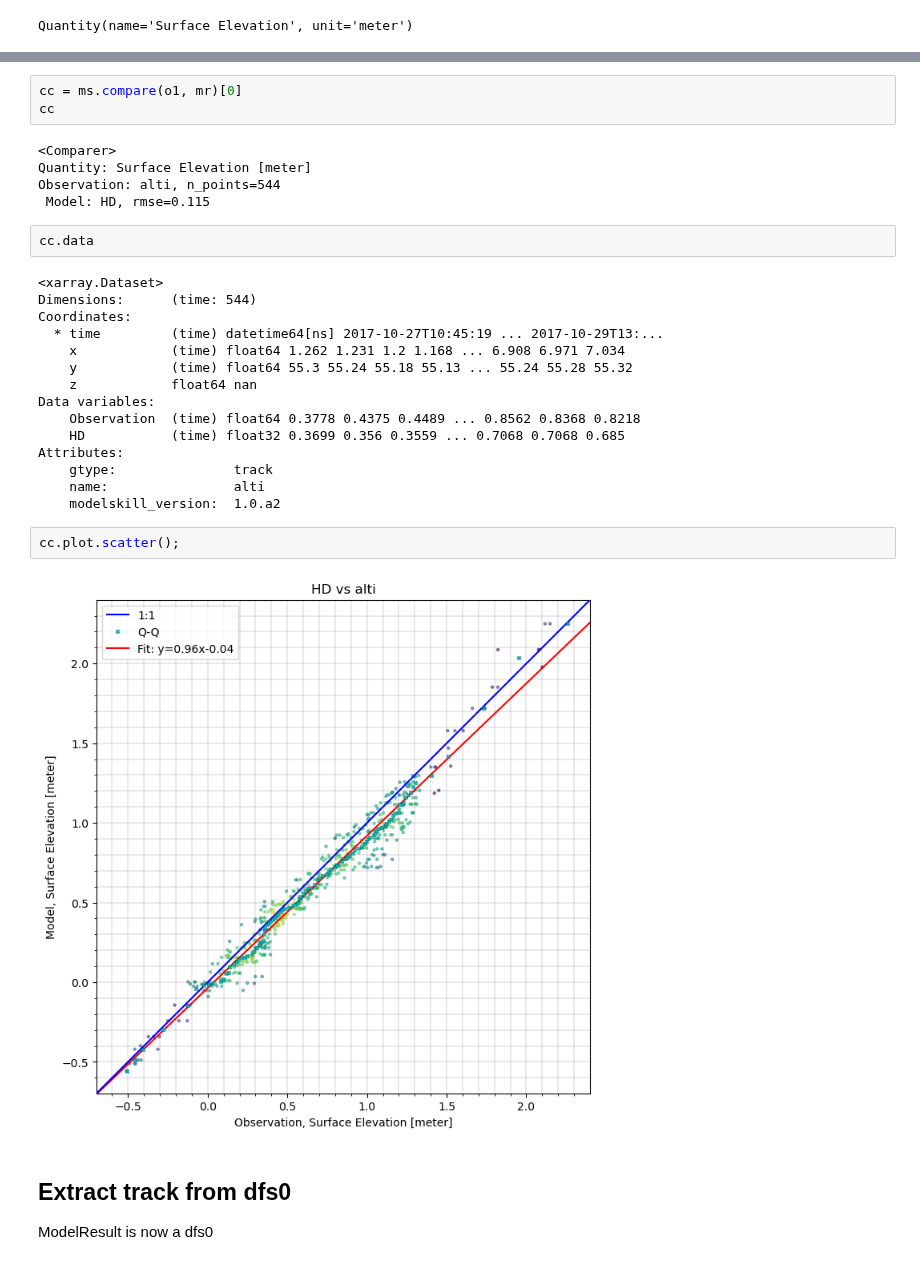
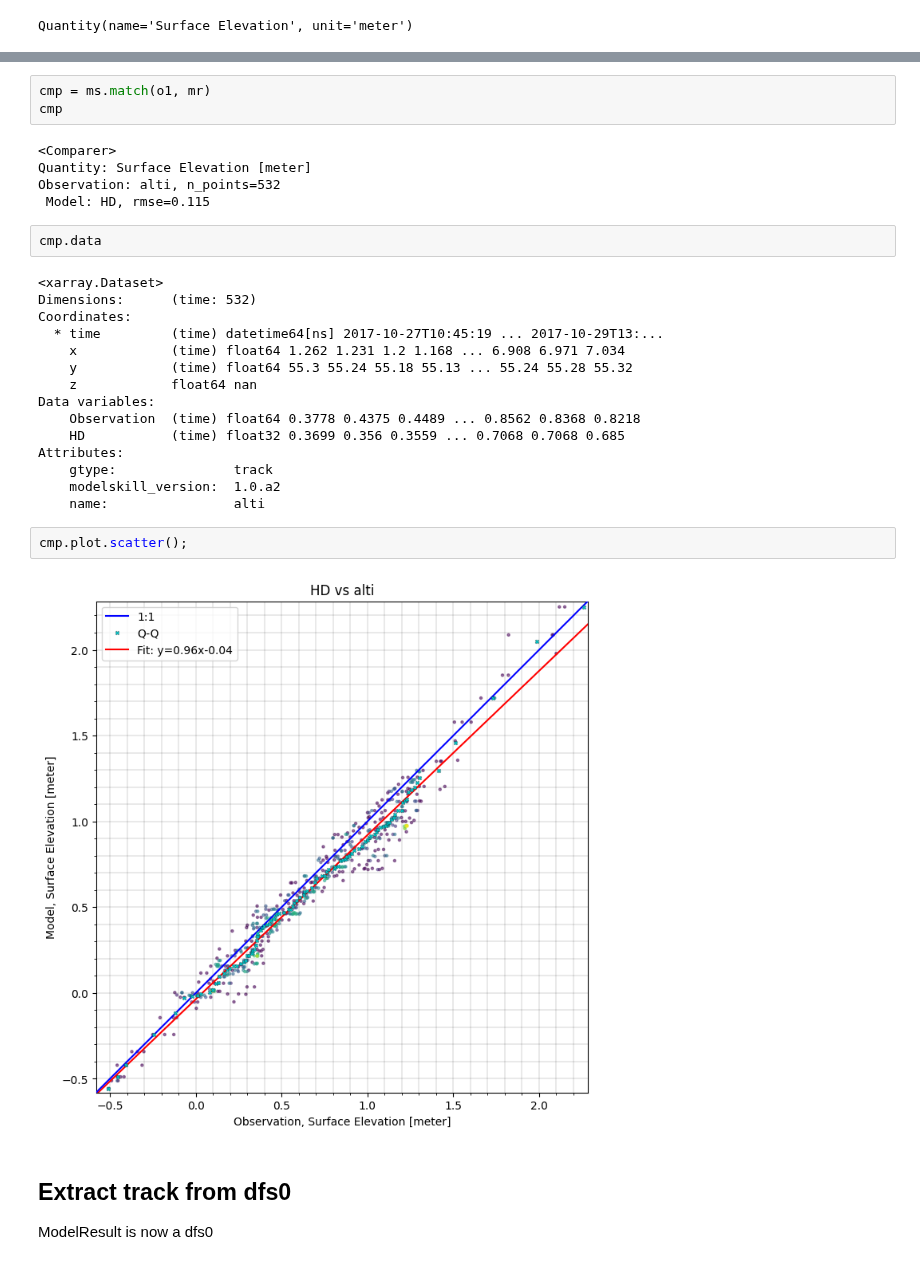
Before and after one commit to DHI/modelskill, a Jupyter notebook: notebooks/Metocean_track_comparison.ipynb, the cells around one changed output, grey strips where cells are left out. Cells and saved outputs as stored; diff of their text form.

```diff
--- a/notebooks/Metocean_track_comparison.ipynb
+++ b/notebooks/Metocean_track_comparison.ipynb
@@ -53,16 +53,16 @@ ms.plotting.spatial_overview(o1, mr)
 # %%
-cc = ms.compare(o1, mr)[0]
-cc
+cmp = ms.match(o1, mr)
+cmp
 # %% [output]
 <Comparer>
 Quantity: Surface Elevation [meter]
-Observation: alti, n_points=544
+Observation: alti, n_points=532
  Model: HD, rmse=0.115
 # %%
-cc.data
+cmp.data
 # %% [output]
 <xarray.Dataset>
-Dimensions:      (time: 544)
+Dimensions:      (time: 532)
 Coordinates:
   * time         (time) datetime64[ns] 2017-10-27T10:45:19 ... 2017-10-29T13:...
     x            (time) float64 1.262 1.231 1.2 1.168 ... 6.908 6.971 7.034
@@ -73,12 +73,12 @@ Data variables:
     HD           (time) float32 0.3699 0.356 0.3559 ... 0.7068 0.7068 0.685
 Attributes:
     gtype:               track
+    modelskill_version:  1.0.a2
     name:                alti
-    modelskill_version:  1.0.a2
 # %%
-cc.plot.scatter();
+cmp.plot.scatter();
 # %% [output]
-[figure, old version]
+[figure, new version]
 # %% [markdown]
 ## Extract track from dfs0
 ModelResult is now a dfs0
```
Also changed, not shown: parts of 19 cells of this notebook, 30 other files.
